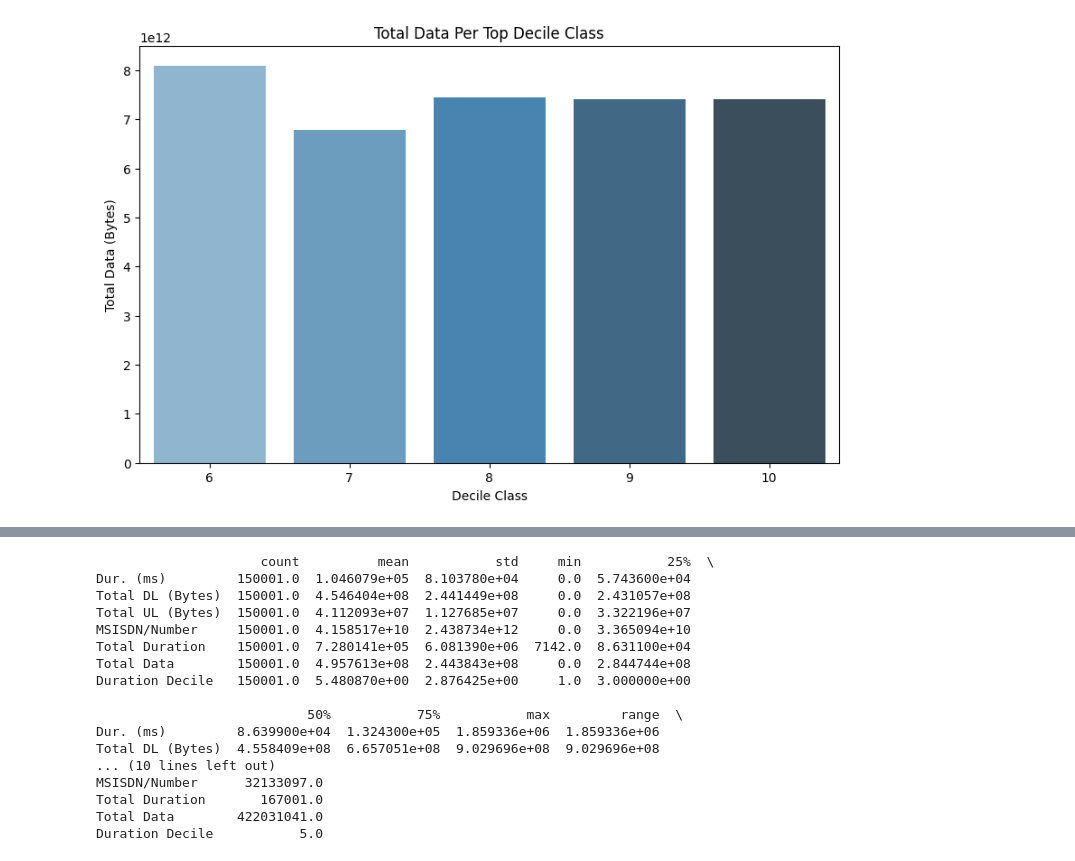
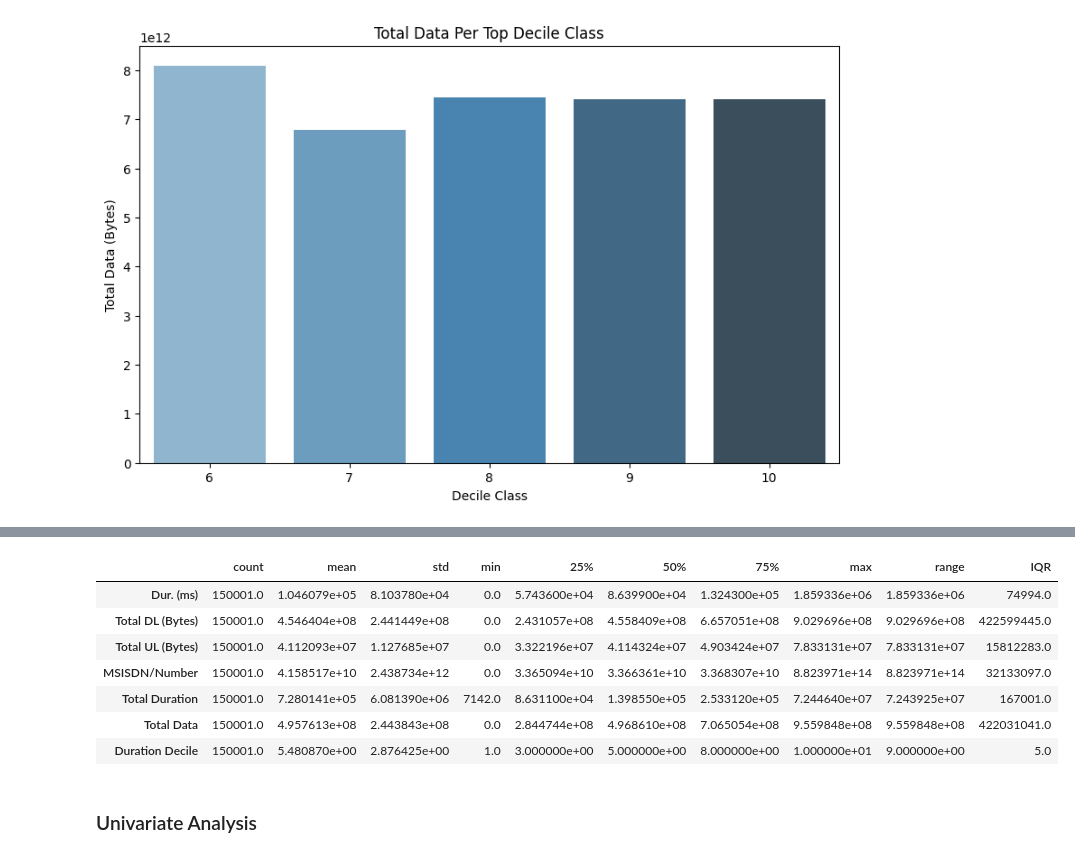
Before and after one commit to Azazh/Telecom-Profitability-Analysis-and-Strategic-Growth-Assessment, a Jupyter notebook: notebooks/exploratory_data_analysis.ipynb, the cells around one changed output, grey strips where cells are left out. Drawn from its saved outputs; the diff is of its cells as text; code cells hidden in the pictures.

```diff
--- a/notebooks/exploratory_data_analysis.ipynb
+++ b/notebooks/exploratory_data_analysis.ipynb
@@ -108,24 +169,18 @@ dtype: float64
 # %%
 dispersion_stats = eda.compute_dispersion()
-print(dispersion_stats)
+# print(dispersion_stats)
+display(dispersion_stats)
 # %% [output]
-                     count          mean           std     min           25%  \
-Dur. (ms)         150001.0  1.046079e+05  8.103780e+04     0.0  5.743600e+04
-Total DL (Bytes)  150001.0  4.546404e+08  2.441449e+08     0.0  2.431057e+08
-Total UL (Bytes)  150001.0  4.112093e+07  1.127685e+07     0.0  3.322196e+07
-MSISDN/Number     150001.0  4.158517e+10  2.438734e+12     0.0  3.365094e+10
-Total Duration    150001.0  7.280141e+05  6.081390e+06  7142.0  8.631100e+04
-Total Data        150001.0  4.957613e+08  2.443843e+08     0.0  2.844744e+08
-Duration Decile   150001.0  5.480870e+00  2.876425e+00     1.0  3.000000e+00
-
-                           50%           75%           max         range  \
-Dur. (ms)         8.639900e+04  1.324300e+05  1.859336e+06  1.859336e+06
-Total DL (Bytes)  4.558409e+08  6.657051e+08  9.029696e+08  9.029696e+08
-... (10 lines left out)
-MSISDN/Number      32133097.0
-Total Duration       167001.0
-Total Data        422031041.0
-Duration Decile           5.0
+|  | count | mean | std | min | 25% | 50% | 75% | max | range | IQR |
+| Dur. (ms) | 150001.0 | 1.046079e+05 | 8.103780e+04 | 0.0 | 5.743600e+04 | 8.639900e+04 | 1.324300e+05 | 1.859336e+06 | 1.859336e+06 | 74994.0 |
+| Total DL (Bytes) | 150001.0 | 4.546404e+08 | 2.441449e+08 | 0.0 | 2.431057e+08 | 4.558409e+08 | 6.657051e+08 | 9.029696e+08 | 9.029696e+08 | 422599445.0 |
+| Total UL (Bytes) | 150001.0 | 4.112093e+07 | 1.127685e+07 | 0.0 | 3.322196e+07 | 4.114324e+07 | 4.903424e+07 | 7.833131e+07 | 7.833131e+07 | 15812283.0 |
+| MSISDN/Number | 150001.0 | 4.158517e+10 | 2.438734e+12 | 0.0 | 3.365094e+10 | 3.366361e+10 | 3.368307e+10 | 8.823971e+14 | 8.823971e+14 | 32133097.0 |
+| Total Duration | 150001.0 | 7.280141e+05 | 6.081390e+06 | 7142.0 | 8.631100e+04 | 1.398550e+05 | 2.533120e+05 | 7.244640e+07 | 7.243925e+07 | 167001.0 |
+| Total Data | 150001.0 | 4.957613e+08 | 2.443843e+08 | 0.0 | 2.844744e+08 | 4.968610e+08 | 7.065054e+08 | 9.559848e+08 | 9.559848e+08 | 422031041.0 |
+| Duration Decile | 150001.0 | 5.480870e+00 | 2.876425e+00 | 1.0 | 3.000000e+00 | 5.000000e+00 | 8.000000e+00 | 1.000000e+01 | 9.000000e+00 | 5.0 |
 # %%
 # eda.plot_univariate()
+# %% [markdown]
+### Univariate Analysis
 # %%
```
Also changed, not shown: parts of 26 cells of this notebook, 14 other files.
